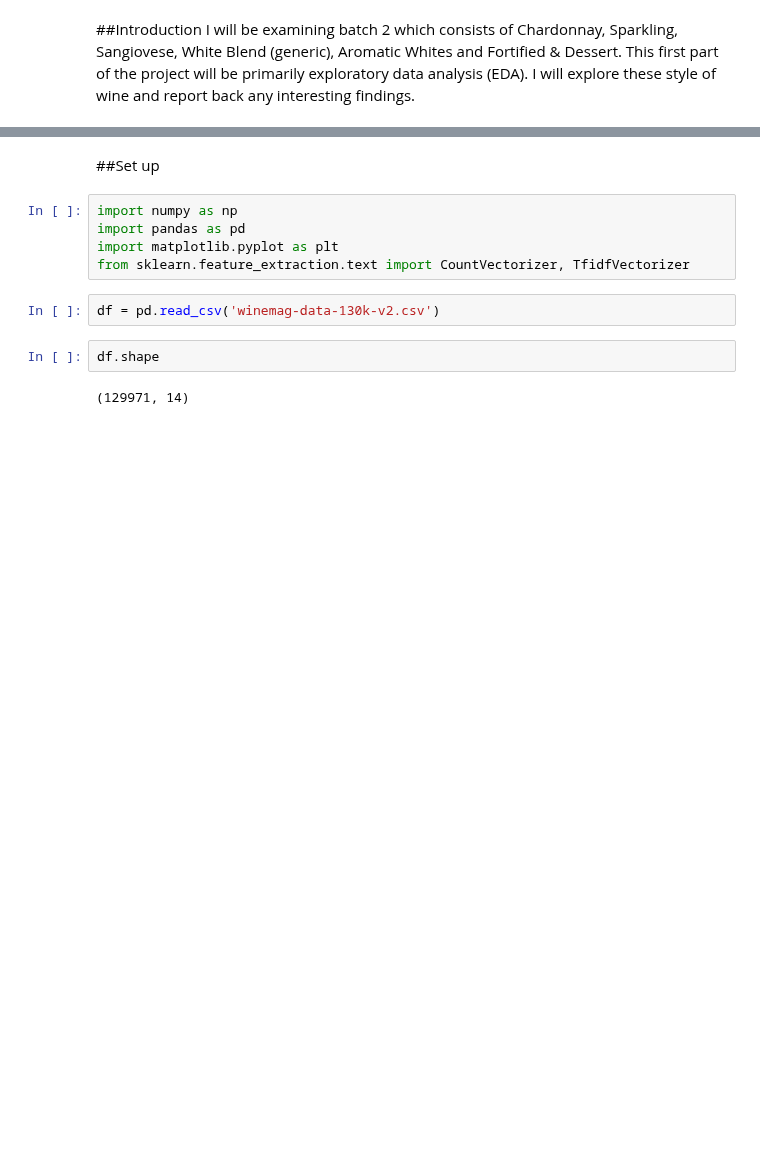
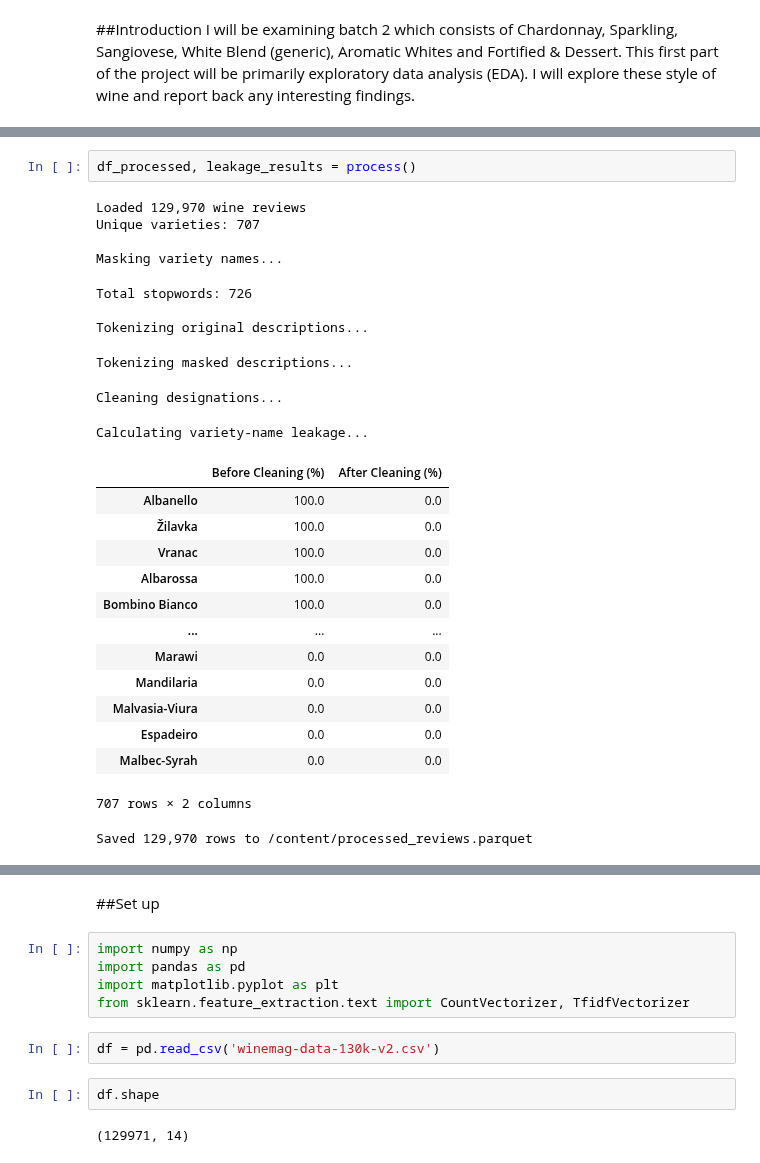
Before and after one commit to OwenLoughery/Project3-Wine_Reviews, a Jupyter notebook: 4401_Project_3_EDA_Stanley.ipynb, the cells around one changed output, grey strips where cells are left out. Cells and saved outputs as stored; diff of their text form; blank space fills up the shorter version.

```diff
--- a/4401_Project_3_EDA_Stanley.ipynb
+++ b/4401_Project_3_EDA_Stanley.ipynb
@@ -3,0 +273,27 @@ I will be examining batch 2 which consists of Chardonnay, 	Sparkling, Sangiovese
+# %%
+df_processed, leakage_results = process()
+# %% [output]
+Loaded 129,970 wine reviews
+Unique varieties: 707
+
+Masking variety names...
+Total stopwords: 726
+
+Tokenizing original descriptions...
+Tokenizing masked descriptions...
+Cleaning designations...
+Calculating variety-name leakage...
+|  | Before Cleaning (%) | After Cleaning (%) |
+| Albanello | 100.0 | 0.0 |
+| Žilavka | 100.0 | 0.0 |
+| Vranac | 100.0 | 0.0 |
+| Albarossa | 100.0 | 0.0 |
+| Bombino Bianco | 100.0 | 0.0 |
+| ... | ... | ... |
+| Marawi | 0.0 | 0.0 |
+| Mandilaria | 0.0 | 0.0 |
+| Malvasia-Viura | 0.0 | 0.0 |
+| Espadeiro | 0.0 | 0.0 |
+| Malbec-Syrah | 0.0 | 0.0 |
+707 rows × 2 columns
+Saved 129,970 rows to /content/processed_reviews.parquet
```
Also changed, not shown: parts of 7 cells of this notebook.
